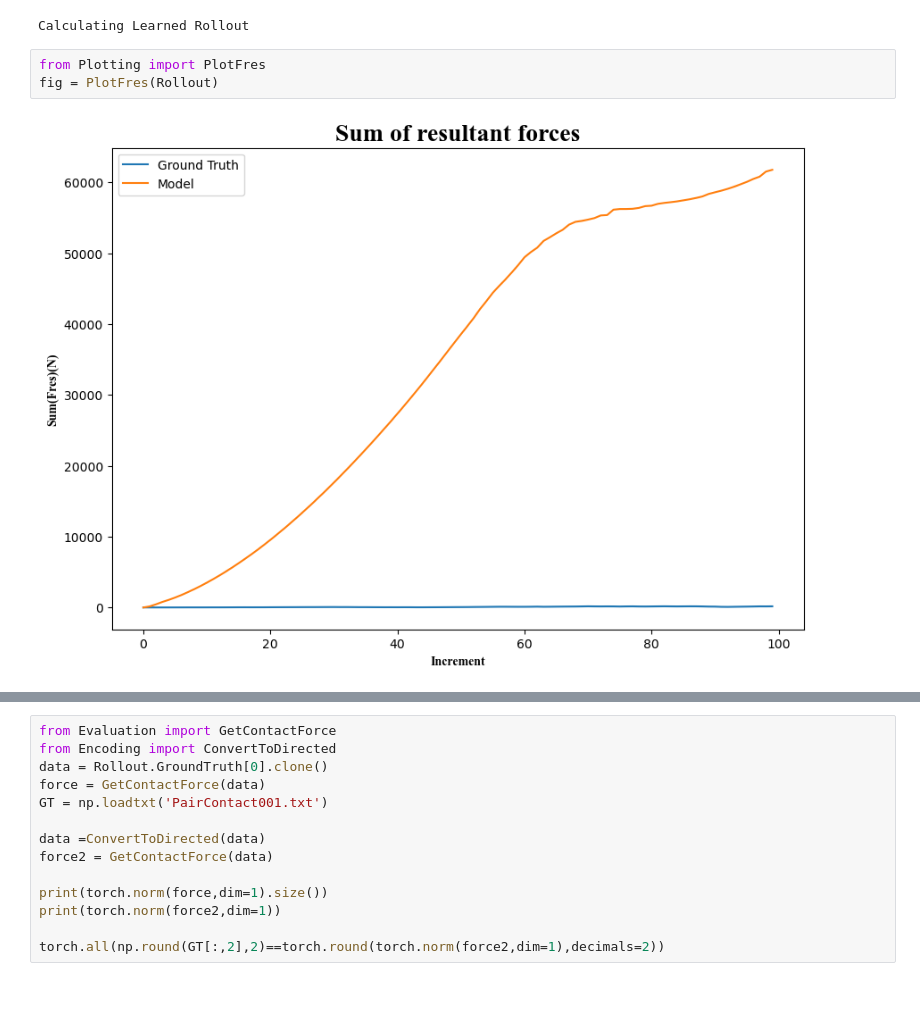
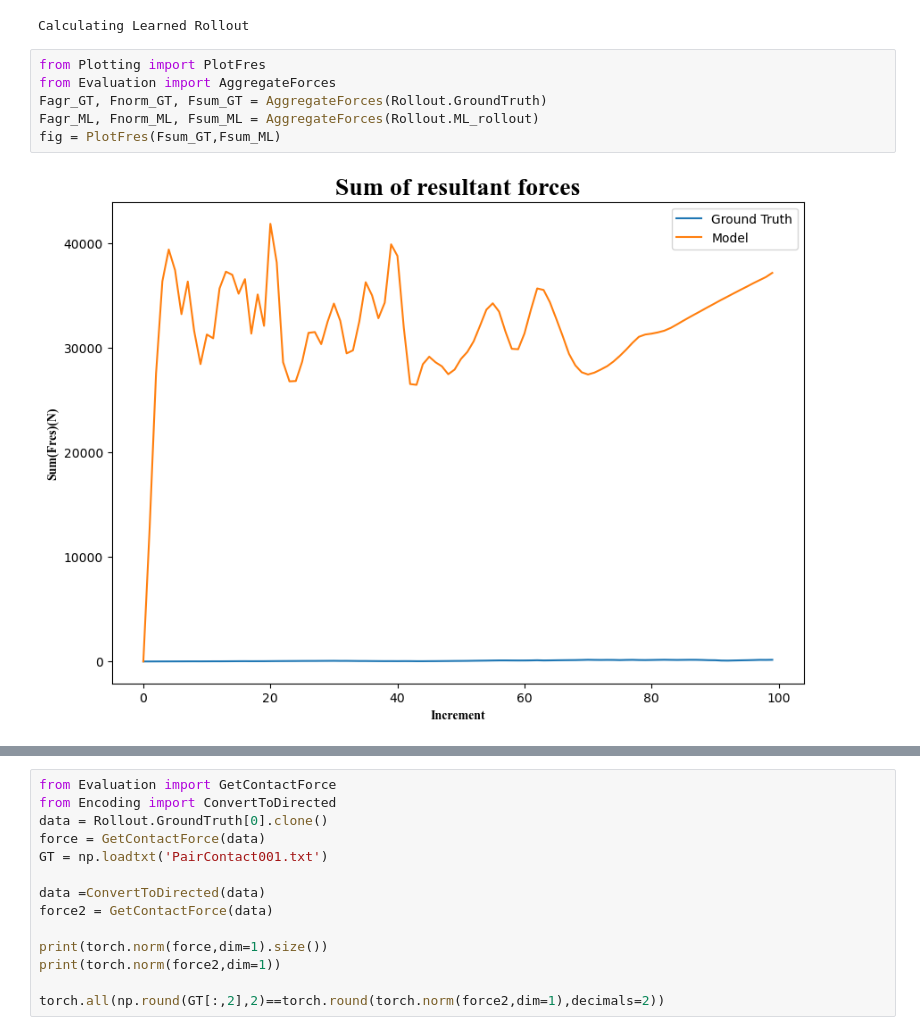
Before and after one commit to MaxGeraedts/DEM-GNN, a Jupyter notebook: Equivariant_model.ipynb, the cells around one changed output, grey strips where cells are left out. Saved outputs shown, nothing was run; the diff lists cells and outputs as text; blank space fills up the shorter version.

```diff
--- a/Equivariant_model.ipynb
+++ b/Equivariant_model.ipynb
@@ -164,8 +164,11 @@ for sample_idx in [0]:
 Calculating BC
 Collecting Ground Truth Rollout
 Calculating Learned Rollout
-# %%
-from Plotting import PlotFres
-fig = PlotFres(Rollout)
-# %% [output]
-[figure, removed]
+# %%
+from Plotting import PlotFres
+from Evaluation import AggregateForces
+Fagr_GT, Fnorm_GT, Fsum_GT = AggregateForces(Rollout.GroundTruth)
+Fagr_ML, Fnorm_ML, Fsum_ML = AggregateForces(Rollout.ML_rollout)
+fig = PlotFres(Fsum_GT,Fsum_ML)
+# %% [output]
+[figure, added]
```
Also changed, not shown: parts of 4 cells of this notebook, 4 other files.
